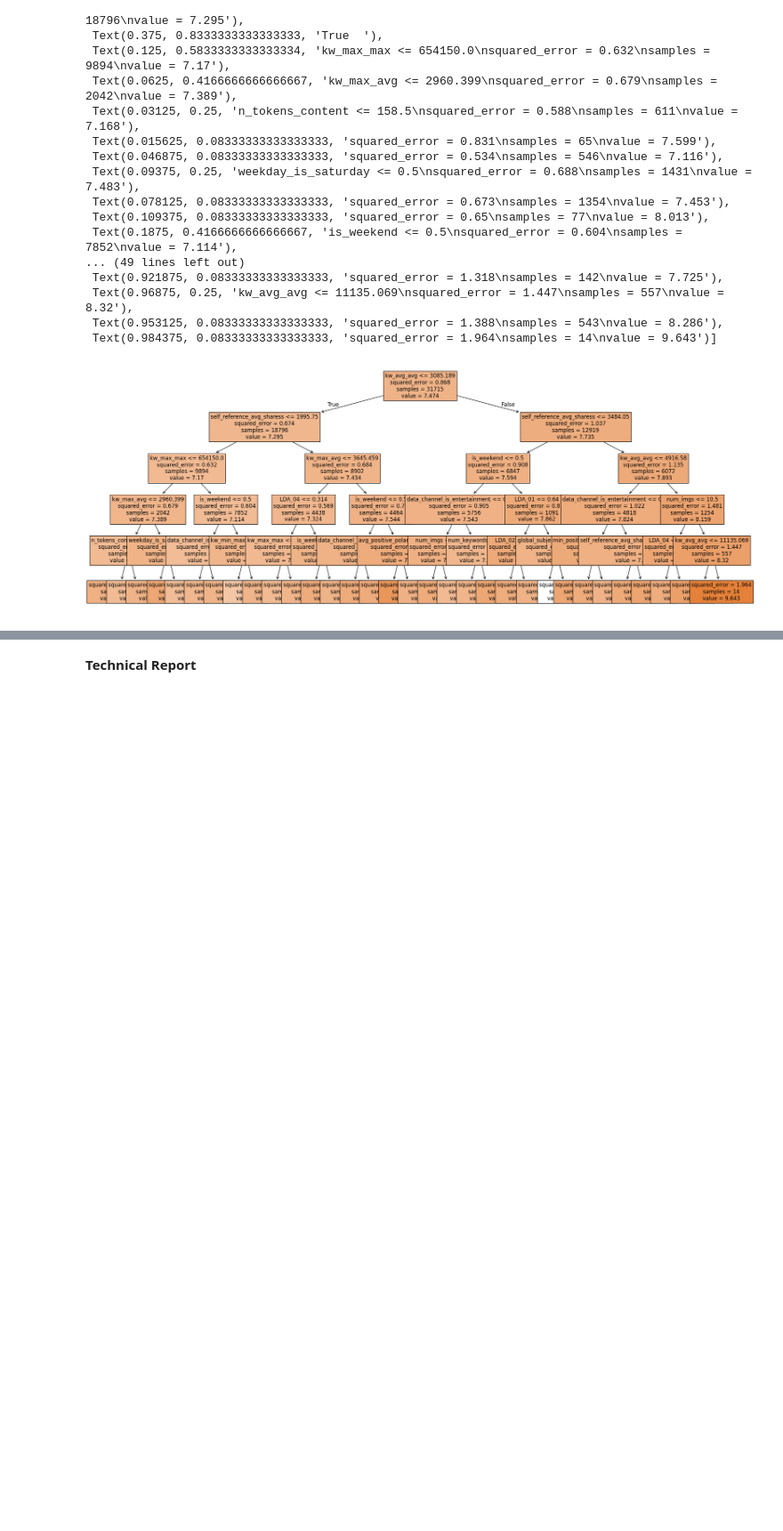
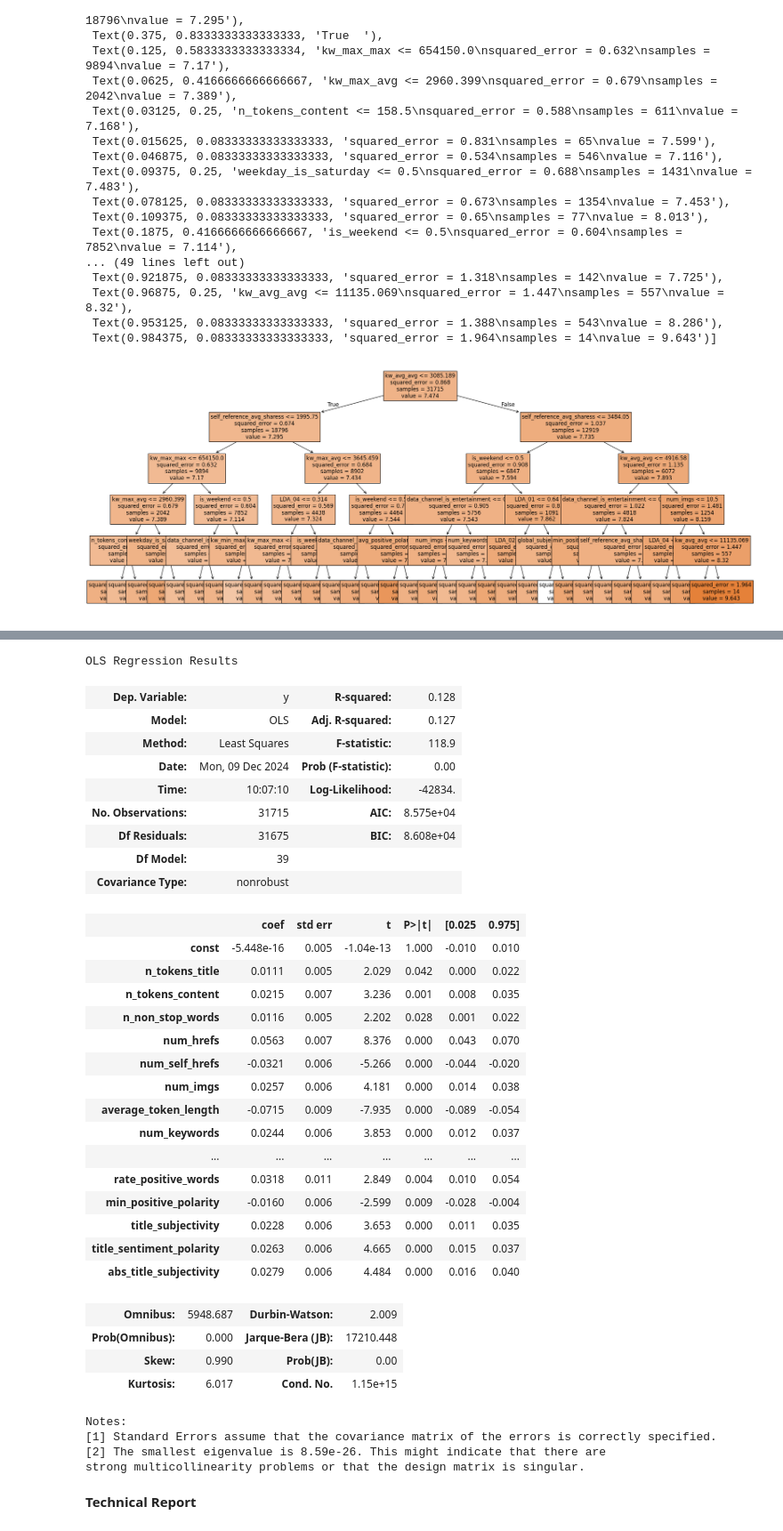
Before and after one commit to stat220/final-lab-super-awesome-stats-group-group-19, a Jupyter notebook: finalLab.ipynb, the cells around one changed output, grey strips where cells are left out. Shown at 89% size. Cells and saved outputs as stored; diff of their text form; code cells hidden in the pictures; blank space fills up the shorter version.

```diff
--- a/finalLab.ipynb
+++ b/finalLab.ipynb
@@ -174,2 +239,51 @@ pd.Series(mod_tree.feature_importances_, index=X.columns).sort_values().plot(kin
+# %%
+#6 use appropriate methods to remove insignificant variable froms the model.
+
+#removed all predictors with p-values > 0.05
+mod_temp = model
+X_train_temp = X_train_with_const_df
+
+while max(mod_temp.pvalues[1:]) > 0.05 and (len(X_train_temp.columns) > 1):
+  max_pvalue = np.argmax(mod_temp.pvalues[1:])+1
+  X_train_temp = X_train_temp.drop(columns = X_train_temp.columns[max_pvalue])
+  mod_temp = sm.OLS(y_train_scaled,X_train_temp).fit()
+
+mod_reduced = mod_temp
+mod_temp.summary()
+# %% [output]
+OLS Regression Results
+| Dep. Variable: | y | R-squared: | 0.128 |
+| Model: | OLS | Adj. R-squared: | 0.127 |
+| Method: | Least Squares | F-statistic: | 118.9 |
+| Date: | Mon, 09 Dec 2024 | Prob (F-statistic): | 0.00 |
+| Time: | 10:07:10 | Log-Likelihood: | -42834. |
+| No. Observations: | 31715 | AIC: | 8.575e+04 |
+| Df Residuals: | 31675 | BIC: | 8.608e+04 |
+| Df Model: | 39 |  |  |
+| Covariance Type: | nonrobust |  |  |
+|  | coef | std err | t | P>|t| | [0.025 | 0.975] |
+| const | -5.448e-16 | 0.005 | -1.04e-13 | 1.000 | -0.010 | 0.010 |
+| n_tokens_title | 0.0111 | 0.005 | 2.029 | 0.042 | 0.000 | 0.022 |
+| n_tokens_content | 0.0215 | 0.007 | 3.236 | 0.001 | 0.008 | 0.035 |
+| n_non_stop_words | 0.0116 | 0.005 | 2.202 | 0.028 | 0.001 | 0.022 |
+| num_hrefs | 0.0563 | 0.007 | 8.376 | 0.000 | 0.043 | 0.070 |
+| num_self_hrefs | -0.0321 | 0.006 | -5.266 | 0.000 | -0.044 | -0.020 |
+| num_imgs | 0.0257 | 0.006 | 4.181 | 0.000 | 0.014 | 0.038 |
+| average_token_length | -0.0715 | 0.009 | -7.935 | 0.000 | -0.089 | -0.054 |
+| num_keywords | 0.0244 | 0.006 | 3.853 | 0.000 | 0.012 | 0.037 |
+| ... | ... | ... | ... | ... | ... | ... |
+| rate_positive_words | 0.0318 | 0.011 | 2.849 | 0.004 | 0.010 | 0.054 |
+| min_positive_polarity | -0.0160 | 0.006 | -2.599 | 0.009 | -0.028 | -0.004 |
+| title_subjectivity | 0.0228 | 0.006 | 3.653 | 0.000 | 0.011 | 0.035 |
+| title_sentiment_polarity | 0.0263 | 0.006 | 4.665 | 0.000 | 0.015 | 0.037 |
+| abs_title_subjectivity | 0.0279 | 0.006 | 4.484 | 0.000 | 0.016 | 0.040 |
+| Omnibus: | 5948.687 | Durbin-Watson: | 2.009 |
+| Prob(Omnibus): | 0.000 | Jarque-Bera (JB): | 17210.448 |
+| Skew: | 0.990 | Prob(JB): | 0.00 |
+| Kurtosis: | 6.017 | Cond. No. | 1.15e+15 |
+Notes:
+[1] Standard Errors assume that the covariance matrix of the errors is correctly specified.
+[2] The smallest eigenvalue is 8.59e-26. This might indicate that there are
+strong multicollinearity problems or that the design matrix is singular.
 # %% [markdown]
 **Technical Report**
```
Also changed, not shown: parts of 10 cells of this notebook.
